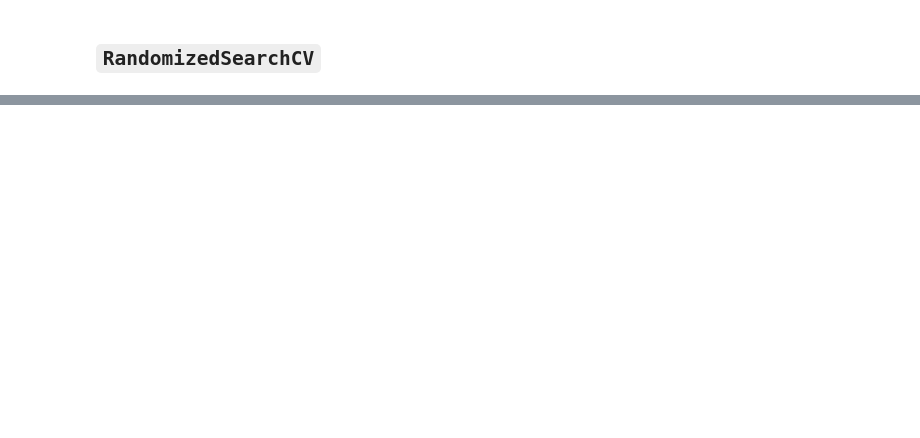
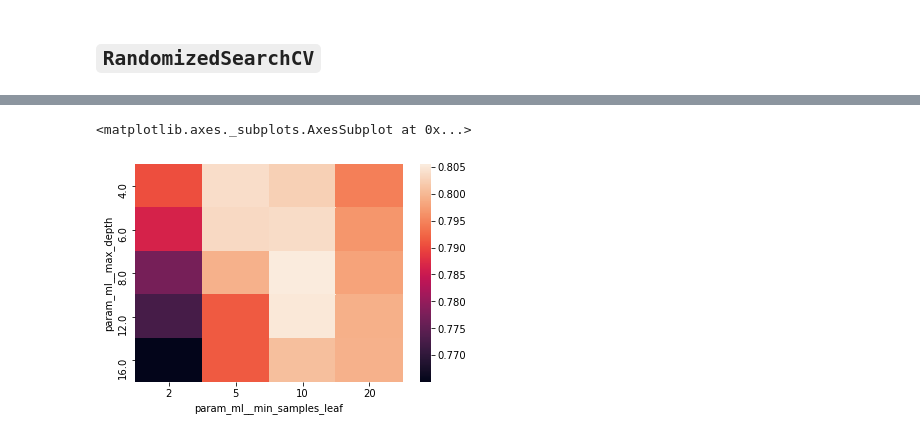
Before and after one commit to abhi8893/Titanic-Survival, a Jupyter notebook: notebooks/[6]-HyperparameterTuning/HyperparameterTuning-DecisionTreeClassifier.ipynb, the cells around one changed output, grey strips where cells are left out. Cells and saved outputs as stored; diff of their text form; code cells hidden in the pictures; blank space fills up the shorter version.

```diff
--- a/notebooks/[6]-HyperparameterTuning/HyperparameterTuning-DecisionTreeClassifier.ipynb
+++ b/notebooks/[6]-HyperparameterTuning/HyperparameterTuning-DecisionTreeClassifier.ipynb
@@ -183,0 +238,16 @@ print(grid_search.best_score_)
+# %%
+def plot_joint_heatmap(gs, x, y, values='mean_test_score', **kwargs):
+    pvt = res.pivot_table(values=values,
+                          index=f'param_{x}',
+                          columns=f'param_{y}')
+
+    return sns.heatmap(pvt)
+
+def plot_joint_heatmap_model(gs, x, y, model_step='ml', values='mean_test_score', **kwargs):
+    return plot_joint_heatmap(gs, x=f'{model_step}__{x}',
+                              y=f'{model_step}__{y}', values=values, **kwargs)
+# %%
+plot_joint_heatmap_model(gs, 'max_depth', 'min_samples_leaf')
+# %% [output]
+<matplotlib.axes._subplots.AxesSubplot at 0x...>
+[figure, added]
```
Also changed, not shown: parts of 45 cells of this notebook, 23 other files.
